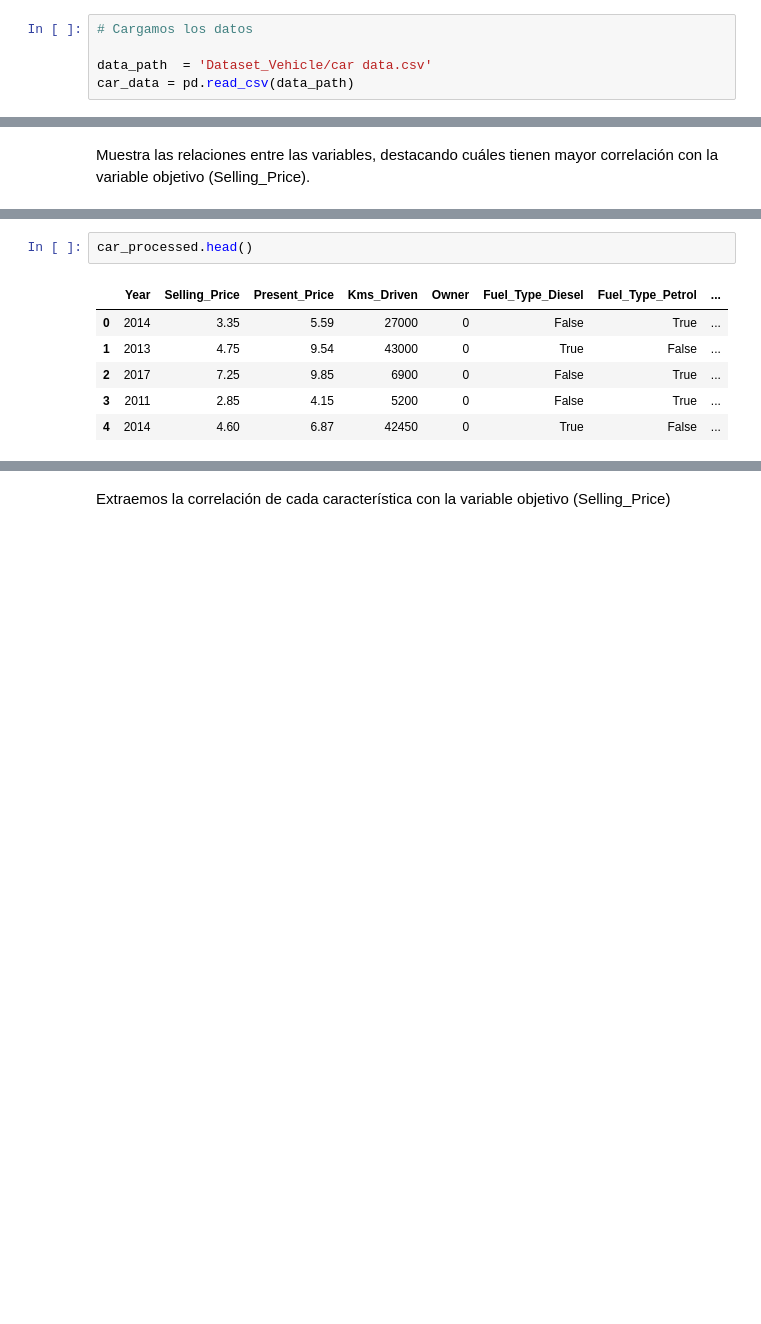
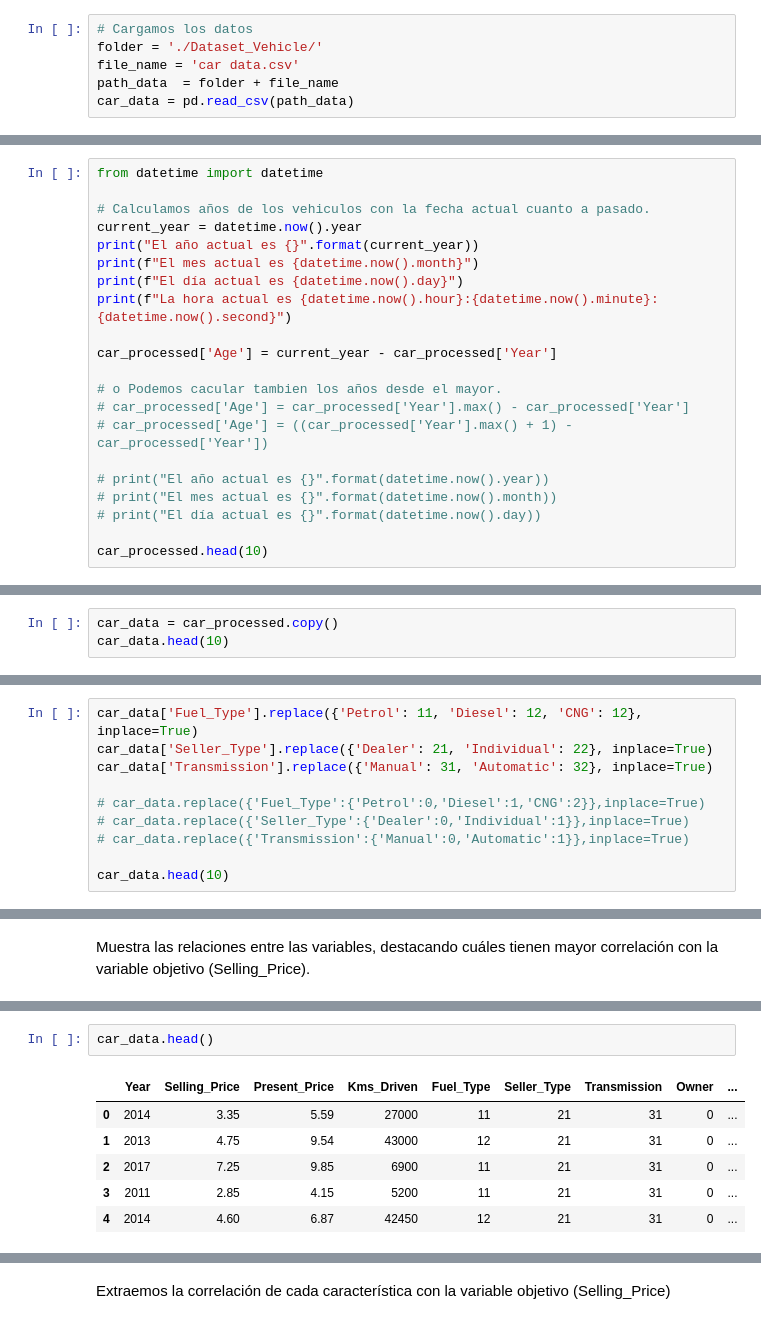
Before and after one commit to alpolo1991/analisis_de_datos_G77, a Jupyter notebook: RegresiónLineal_DatasetVehicle.ipynb, the cells around one changed output, grey strips where cells are left out. Drawn from its saved outputs; the diff is of its cells as text; blank space fills up the shorter version.

```diff
--- a/RegresiónLineal_DatasetVehicle.ipynb
+++ b/RegresiónLineal_DatasetVehicle.ipynb
@@ -51,9 +53,10 @@ warnings.filterwarnings('ignore')
 ## Cargamos los datos
 # %%
 # Cargamos los datos
-
-data_path  = 'Dataset_Vehicle/car data.csv'
-car_data = pd.read_csv(data_path)
+folder = './Dataset_Vehicle/'
+file_name = 'car data.csv'
+path_data  = folder + file_name
+car_data = pd.read_csv(path_data)
 # %% [markdown]
 ## Análisis Exploratorio de Datos (EDA)
 # %% [markdown]
@@ -388,0 +376,21 @@ car_processed.shape
+# %%
+from datetime import datetime
+
+# Calculamos años de los vehiculos con la fecha actual cuanto a pasado.
+current_year = datetime.now().year
+print("El año actual es {}".format(current_year))
+print(f"El mes actual es {datetime.now().month}")
+print(f"El día actual es {datetime.now().day}")
+print(f"La hora actual es {datetime.now().hour}:{datetime.now().minute}:{datetime.now().second}")
+
+car_processed['Age'] = current_year - car_processed['Year']
+
+# o Podemos cacular tambien los años desde el mayor.
+# car_processed['Age'] = car_processed['Year'].max() - car_processed['Year']
+# car_processed['Age'] = ((car_processed['Year'].max() + 1) - car_processed['Year'])
+
+# print("El año actual es {}".format(datetime.now().year))
+# print("El mes actual es {}".format(datetime.now().month))
+# print("El día actual es {}".format(datetime.now().day))
+
+car_processed.head(10)
@@ -392 +629,4 @@ Convertir las variables categóricas (Fuel_Type, Seller_Type, Transmission) en v
 Ya se conocen las variables con valores numericos.
+# %%
+car_data = car_processed.copy()
+car_data.head(10)
@@ -392,0 +645,10 @@ Ya se conocen las variables con valores numericos.
+# %%
+car_data['Fuel_Type'].replace({'Petrol': 11, 'Diesel': 12, 'CNG': 12}, inplace=True)
+car_data['Seller_Type'].replace({'Dealer': 21, 'Individual': 22}, inplace=True)
+car_data['Transmission'].replace({'Manual': 31, 'Automatic': 32}, inplace=True)
+
+# car_data.replace({'Fuel_Type':{'Petrol':0,'Diesel':1,'CNG':2}},inplace=True)
+# car_data.replace({'Seller_Type':{'Dealer':0,'Individual':1}},inplace=True)
+# car_data.replace({'Transmission':{'Manual':0,'Automatic':1}},inplace=True)
+
+car_data.head(10)
@@ -524,10 +775,10 @@ car_processed.corr()['Year'].sort_values(ascending=False)
 dtype: float64
 # %%
-car_processed.head()
+car_data.head()
 # %% [output]
-|  | Year | Selling_Price | Present_Price | Kms_Driven | Owner | Fuel_Type_Diesel | Fuel_Type_Petrol | ... |
-| 0 | 2014 | 3.35 | 5.59 | 27000 | 0 | False | True | ... |
-| 1 | 2013 | 4.75 | 9.54 | 43000 | 0 | True | False | ... |
-| 2 | 2017 | 7.25 | 9.85 | 6900 | 0 | False | True | ... |
-| 3 | 2011 | 2.85 | 4.15 | 5200 | 0 | False | True | ... |
-| 4 | 2014 | 4.60 | 6.87 | 42450 | 0 | True | False | ... |
+|  | Year | Selling_Price | Present_Price | Kms_Driven | Fuel_Type | Seller_Type | Transmission | Owner | ... |
+| 0 | 2014 | 3.35 | 5.59 | 27000 | 11 | 21 | 31 | 0 | ... |
+| 1 | 2013 | 4.75 | 9.54 | 43000 | 12 | 21 | 31 | 0 | ... |
+| 2 | 2017 | 7.25 | 9.85 | 6900 | 11 | 21 | 31 | 0 | ... |
+| 3 | 2011 | 2.85 | 4.15 | 5200 | 11 | 21 | 31 | 0 | ... |
+| 4 | 2014 | 4.60 | 6.87 | 42450 | 12 | 21 | 31 | 0 | ... |
```
Also changed, not shown: parts of 88 cells of this notebook.
